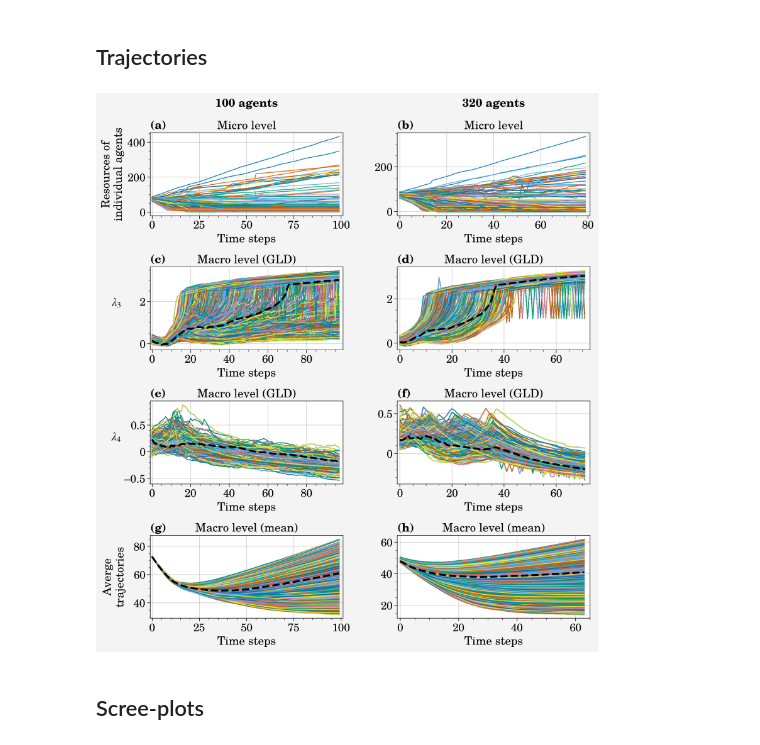
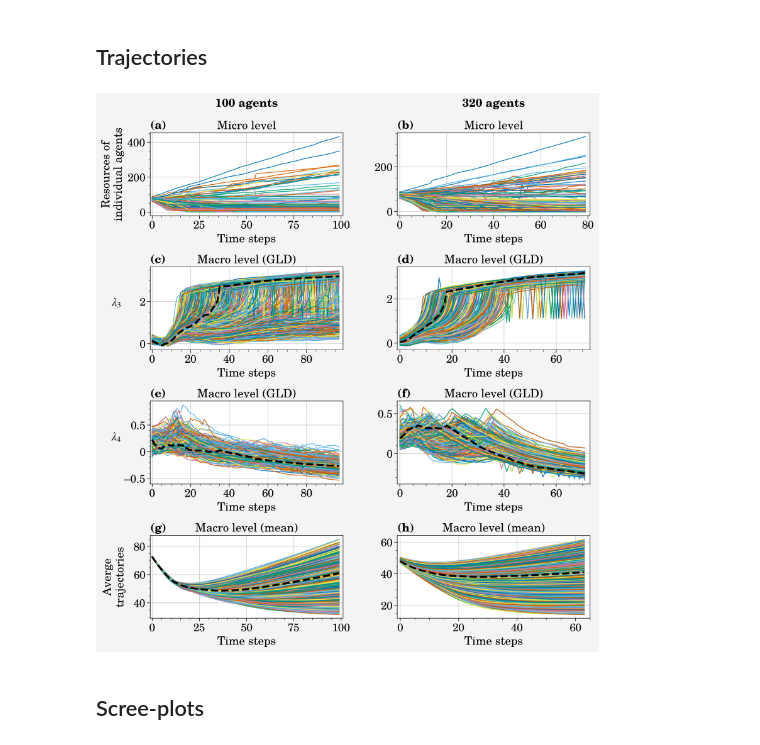
Before and after one commit to bazvalya/GSA_GDMaps_LAR_SPCE, a Jupyter notebook: notebooks/Sugarscape_micro_mean_GLD_preliminary.ipynb, the cells around one changed output. Drawn from its saved outputs; the diff is of its cells as text; code cells hidden in the pictures.

Commit message:
Changed some plots for comprerssing

```diff
--- a/notebooks/Sugarscape_micro_mean_GLD_preliminary.ipynb
+++ b/notebooks/Sugarscape_micro_mean_GLD_preliminary.ipynb
@@ -423,7 +423,8 @@ axs[1].set_ylabel(" ")
 # GLD trajectories
 
 for i in np.concatenate((np.arange(0, 600, 1),
-                np.arange(601, n_param_combos, 1)), axis=None):
+                np.arange(601, 128*5, 1, dtype="int")), axis=None):
+
     axs[2].plot(pop100_lambda34[0][i][:,0], alpha=0.9, lw=1)
     axs[2].set_xlim(-1, 99)
 
@@ -436,10 +437,10 @@ for i in np.concatenate((np.arange(0, 600, 1),
     axs[5].plot(pop320_lambda34[0][i][:,1], alpha=0.9, lw=1)
     axs[5].set_xlim(-1, 73)
 
-axs[2].plot(pop100_lambda34[0][i][:,0], color='black', linestyle='--',  lw=2.5)
-axs[3].plot(pop320_lambda34[0][i][:,0], color='black', linestyle='--',  lw=2.5)
-axs[4].plot(pop100_lambda34[0][i][:,1], color='black', linestyle='--',  lw=2.5)
-axs[5].plot(pop320_lambda34[0][i][:,1], color='black', linestyle='--',  lw=2.5)
+axs[2].plot(pop100_lambda34[0][600][:,0], color='black', linestyle='--',  lw=2.5)
+axs[3].plot(pop320_lambda34[0][600][:,0], color='black', linestyle='--',  lw=2.5)
+axs[4].plot(pop100_lambda34[0][600][:,1], color='black', linestyle='--',  lw=2.5)
+axs[5].plot(pop320_lambda34[0][600][:,1], color='black', linestyle='--',  lw=2.5)
 
 axs[2].set_ylabel(r"$\lambda_3$", fontsize=18, labelpad=30)
 axs[4].set_ylabel(r"$\lambda_4$", fontsize=18, labelpad=10)
@@ -455,40 +456,40 @@ for ax in [axs[2], axs[3], axs[4], axs[5]]:
 
 # Average trajectories
 for i in np.concatenate((np.arange(0, 600, 1),
-                np.arange(601, n_param_combos, 1)), axis=None):
+                np.arange(601, 128*5, 1, dtype="int")), axis=None):
     axs[6].plot(pop100_mean_result[0][i][:], alpha=0.9, lw=1)
     axs[6].set_xlim(-1, 101)
 
     axs[7].plot(pop320_mean[0][i][:], alpha=0.9, lw=1)
     axs[7].set_xlim(-1, 65)
 
 axs[6].plot(pop100_mean_result[0][600][:], color='black', linestyle='--',  lw=2.5)
 axs[7].plot(pop320_mean[0][600][:], color='black', linestyle='--',  lw=2.5)
 
 for ax in [axs[6], axs[7]]:
     ax.set_xlabel("Time steps")
     ax.set_title("Macro level (mean)")
 
 
 axs[6].set_ylabel("Averge\ntrajectories", fontsize=18, labelpad=10)
 axs[7].set_ylabel(" ")
 
 
 axs.format(toplabels=["100 agents", "320 agents"])
 axs.format(abc='(a)')
 
 axs.format(rc_kw={'label.size': 15,
                   'suptitle.size': 15,
                   'tick.labelsize': 14,
                   'title.size': 15,
                   'toplabel.pad': 15,
                   'toplabel.color': "k"})
 
 plt.tight_layout()
-plt.savefig('plots/Sugarscape/Sugarscape_all_traj.pdf', dpi=300, bbox_inches='tight')
+plt.savefig('plots/Sugarscape/Sugarscape_all_traj.pdf', dpi=150, bbox_inches='tight')
 plt.show()
 # %% [output]
-[figure, old version]
+[figure, new version]
 # %% [markdown]
 ## Scree-plots
 # %%
```
Also changed, not shown: parts of 1 cell of this notebook, 20 other files.
